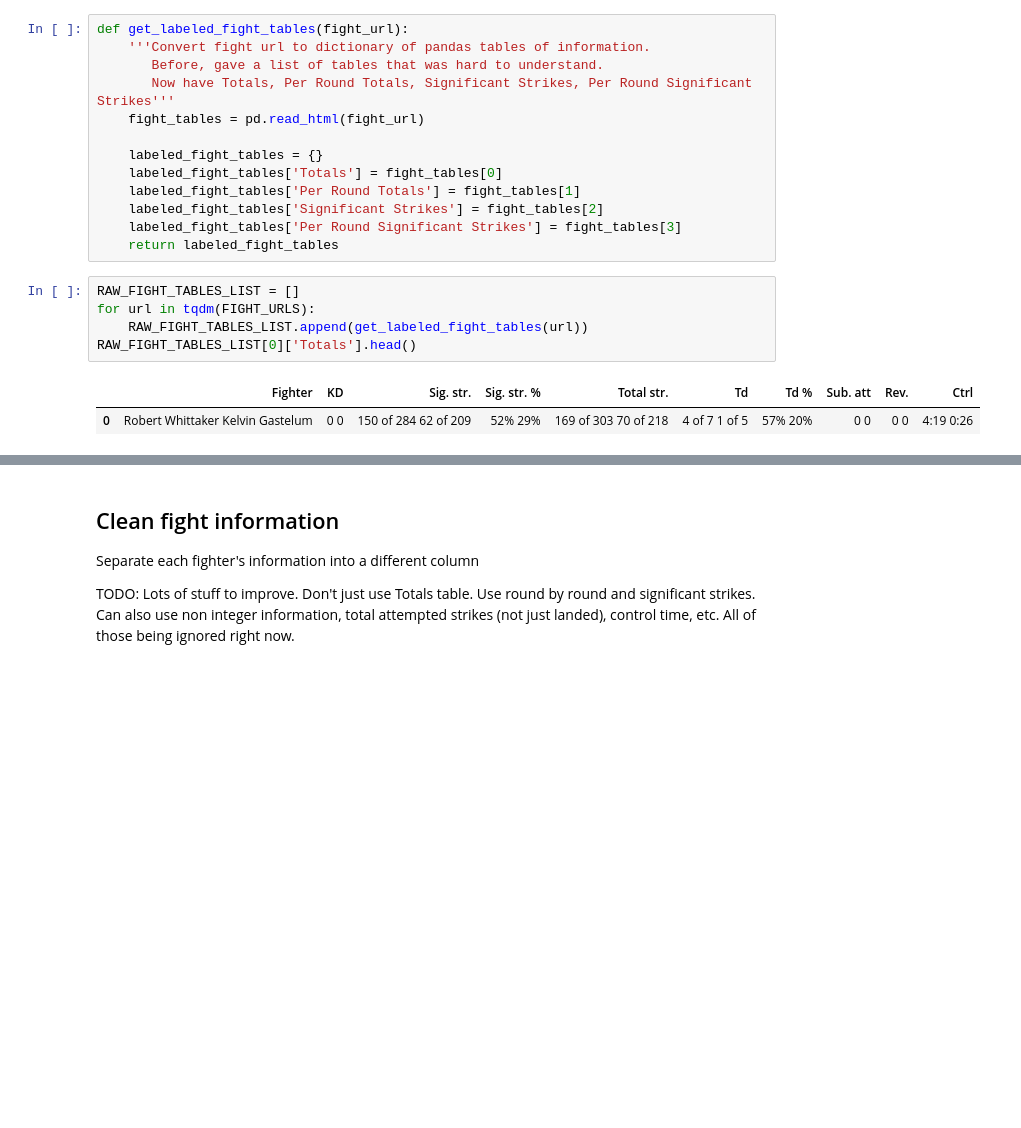
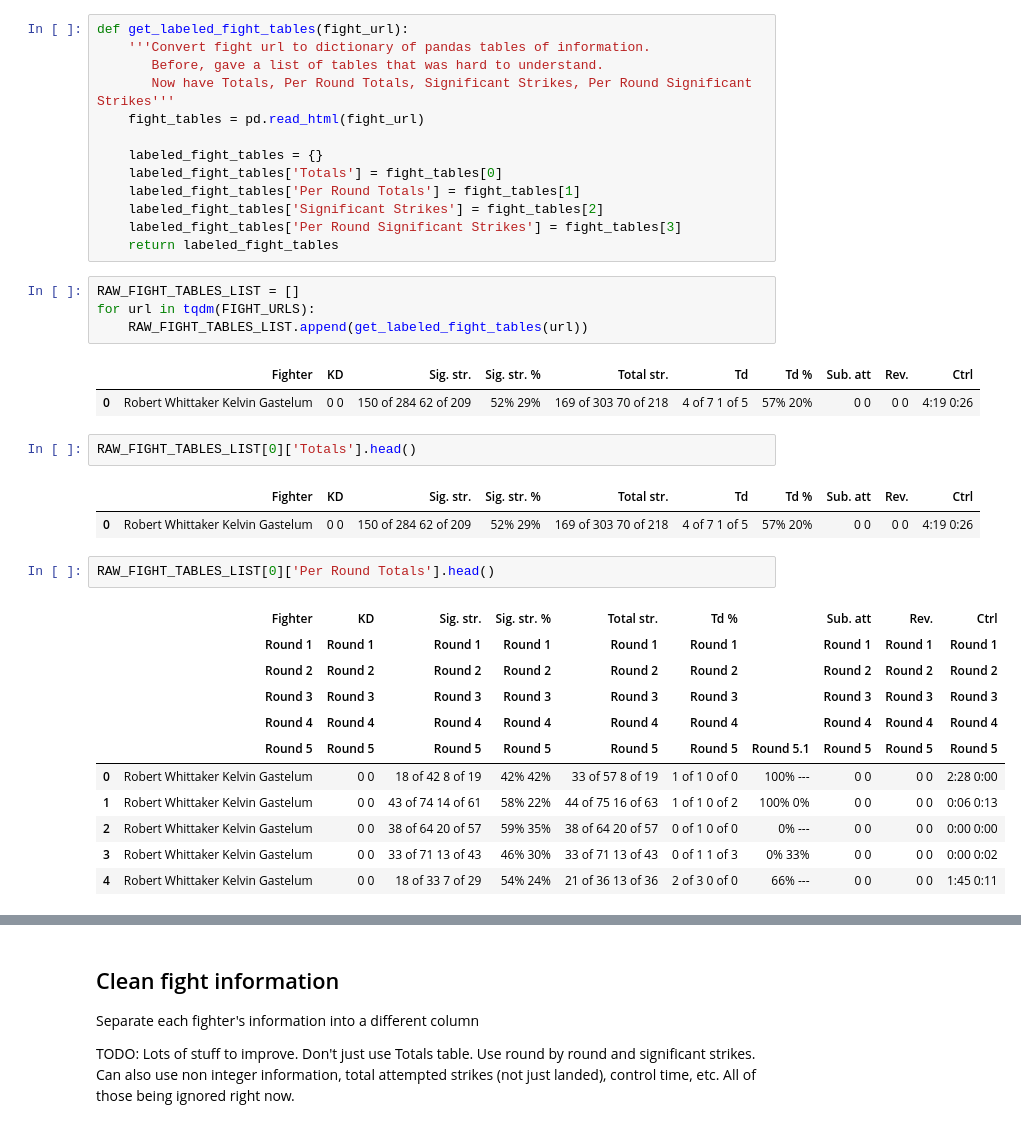
Before and after one commit to tylerlum/ufc_automated_scoring_system, a Jupyter notebook: UFC_Automated_Scoring_System.ipynb, the cells around one changed output, grey strips where cells are left out. Saved outputs shown, nothing was run; the diff lists cells and outputs as text; blank space fills up the shorter version.

```diff
--- a/UFC_Automated_Scoring_System.ipynb
+++ b/UFC_Automated_Scoring_System.ipynb
@@ -210,7 +210,25 @@ def get_labeled_fight_tables(fight_url):
 RAW_FIGHT_TABLES_LIST = []
 for url in tqdm(FIGHT_URLS):
     RAW_FIGHT_TABLES_LIST.append(get_labeled_fight_tables(url))
-RAW_FIGHT_TABLES_LIST[0]['Totals'].head()
 # %% [output]
 |  | Fighter | KD | Sig. str. | Sig. str. % | Total str. | Td | Td % | Sub. att | Rev. | Ctrl |
 | 0 | Robert Whittaker Kelvin Gastelum | 0 0 | 150 of 284 62 of 209 | 52% 29% | 169 of 303 70 of 218 | 4 of 7 1 of 5 | 57% 20% | 0 0 | 0 0 | 4:19 0:26 |
+# %%
+RAW_FIGHT_TABLES_LIST[0]['Totals'].head()
+# %% [output]
+|  | Fighter | KD | Sig. str. | Sig. str. % | Total str. | Td | Td % | Sub. att | Rev. | Ctrl |
+| 0 | Robert Whittaker Kelvin Gastelum | 0 0 | 150 of 284 62 of 209 | 52% 29% | 169 of 303 70 of 218 | 4 of 7 1 of 5 | 57% 20% | 0 0 | 0 0 | 4:19 0:26 |
+# %%
+RAW_FIGHT_TABLES_LIST[0]['Per Round Totals'].head()
+# %% [output]
+|  | Fighter | KD | Sig. str. | Sig. str. % | Total str. | Td % |  | Sub. att | Rev. | Ctrl |
+|  | Round 1 | Round 1 | Round 1 | Round 1 | Round 1 | Round 1 |  | Round 1 | Round 1 | Round 1 |
+|  | Round 2 | Round 2 | Round 2 | Round 2 | Round 2 | Round 2 |  | Round 2 | Round 2 | Round 2 |
+|  | Round 3 | Round 3 | Round 3 | Round 3 | Round 3 | Round 3 |  | Round 3 | Round 3 | Round 3 |
+|  | Round 4 | Round 4 | Round 4 | Round 4 | Round 4 | Round 4 |  | Round 4 | Round 4 | Round 4 |
+|  | Round 5 | Round 5 | Round 5 | Round 5 | Round 5 | Round 5 | Round 5.1 | Round 5 | Round 5 | Round 5 |
+| 0 | Robert Whittaker Kelvin Gastelum | 0 0 | 18 of 42 8 of 19 | 42% 42% | 33 of 57 8 of 19 | 1 of 1 0 of 0 | 100% --- | 0 0 | 0 0 | 2:28 0:00 |
+| 1 | Robert Whittaker Kelvin Gastelum | 0 0 | 43 of 74 14 of 61 | 58% 22% | 44 of 75 16 of 63 | 1 of 1 0 of 2 | 100% 0% | 0 0 | 0 0 | 0:06 0:13 |
+| 2 | Robert Whittaker Kelvin Gastelum | 0 0 | 38 of 64 20 of 57 | 59% 35% | 38 of 64 20 of 57 | 0 of 1 0 of 0 | 0% --- | 0 0 | 0 0 | 0:00 0:00 |
+| 3 | Robert Whittaker Kelvin Gastelum | 0 0 | 33 of 71 13 of 43 | 46% 30% | 33 of 71 13 of 43 | 0 of 1 1 of 3 | 0% 33% | 0 0 | 0 0 | 0:00 0:02 |
+| 4 | Robert Whittaker Kelvin Gastelum | 0 0 | 18 of 33 7 of 29 | 54% 24% | 21 of 36 13 of 36 | 2 of 3 0 of 0 | 66% --- | 0 0 | 0 0 | 1:45 0:11 |
```
Also changed, not shown: parts of 18 cells of this notebook.
